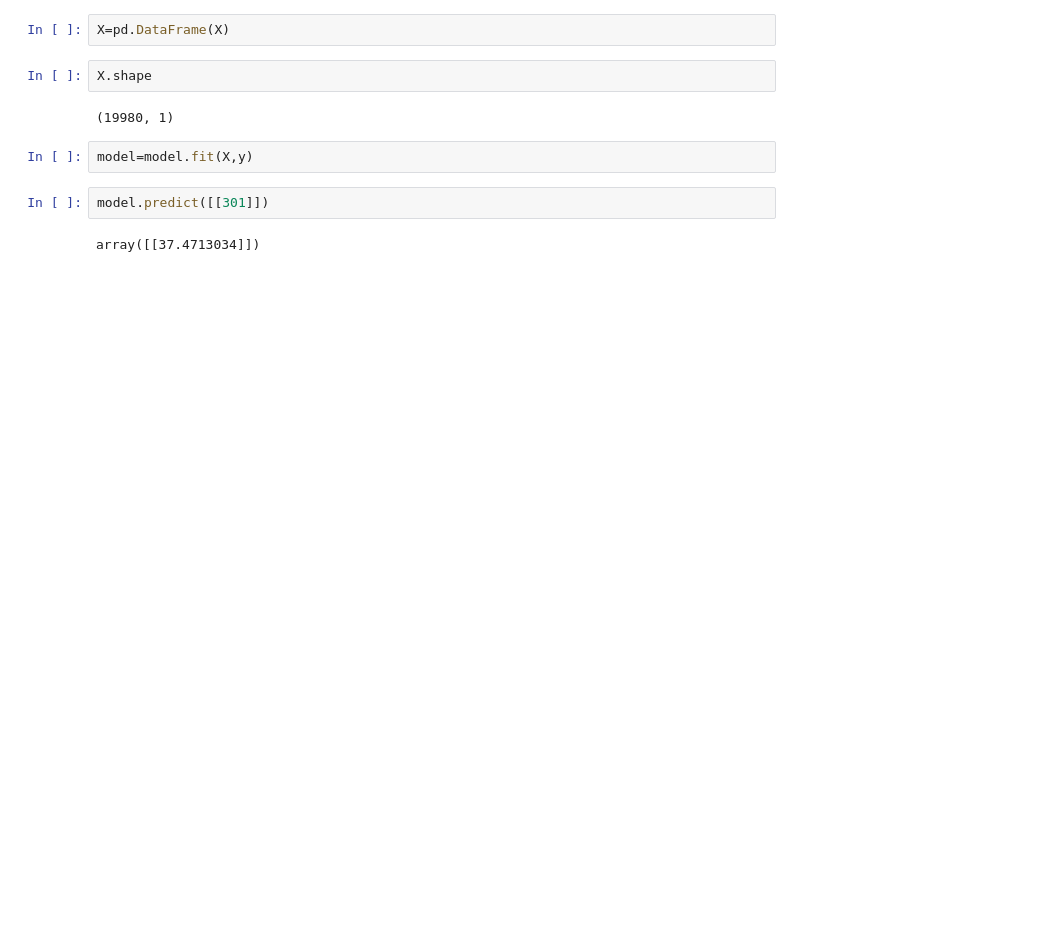
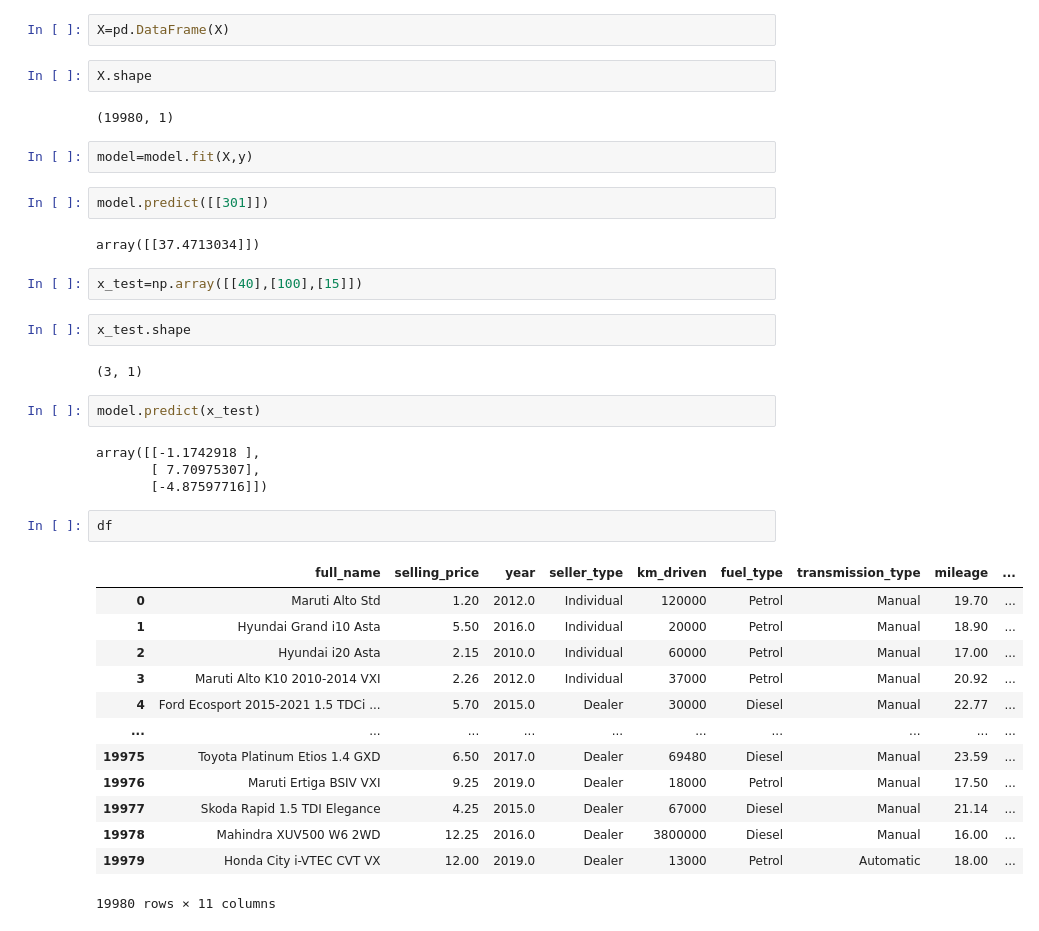
Before and after one commit to samienaseem/DataScience, a Jupyter notebook: SimpleLinearRegression/SimpleLinearRegression.ipynb, the cells around one changed output. Cells and saved outputs as stored; diff of their text form; blank space fills up the shorter version.

```diff
--- a/SimpleLinearRegression/SimpleLinearRegression.ipynb
+++ b/SimpleLinearRegression/SimpleLinearRegression.ipynb
@@ -109,3 +109,31 @@ model=model.fit(X,y)
 model.predict([[301]])
 # %% [output]
 array([[37.4713034]])
+# %%
+x_test=np.array([[40],[100],[15]])
+# %%
+x_test.shape
+# %% [output]
+(3, 1)
+# %%
+model.predict(x_test)
+# %% [output]
+array([[-1.1742918 ],
+       [ 7.70975307],
+       [-4.87597716]])
+# %%
+df
+# %% [output]
+|  | full_name | selling_price | year | seller_type | km_driven | fuel_type | transmission_type | mileage | ... |
+| 0 | Maruti Alto Std | 1.20 | 2012.0 | Individual | 120000 | Petrol | Manual | 19.70 | ... |
+| 1 | Hyundai Grand i10 Asta | 5.50 | 2016.0 | Individual | 20000 | Petrol | Manual | 18.90 | ... |
+| 2 | Hyundai i20 Asta | 2.15 | 2010.0 | Individual | 60000 | Petrol | Manual | 17.00 | ... |
+| 3 | Maruti Alto K10 2010-2014 VXI | 2.26 | 2012.0 | Individual | 37000 | Petrol | Manual | 20.92 | ... |
+| 4 | Ford Ecosport 2015-2021 1.5 TDCi ... | 5.70 | 2015.0 | Dealer | 30000 | Diesel | Manual | 22.77 | ... |
+| ... | ... | ... | ... | ... | ... | ... | ... | ... | ... |
+| 19975 | Toyota Platinum Etios 1.4 GXD | 6.50 | 2017.0 | Dealer | 69480 | Diesel | Manual | 23.59 | ... |
+| 19976 | Maruti Ertiga BSIV VXI | 9.25 | 2019.0 | Dealer | 18000 | Petrol | Manual | 17.50 | ... |
+| 19977 | Skoda Rapid 1.5 TDI Elegance | 4.25 | 2015.0 | Dealer | 67000 | Diesel | Manual | 21.14 | ... |
+| 19978 | Mahindra XUV500 W6 2WD | 12.25 | 2016.0 | Dealer | 3800000 | Diesel | Manual | 16.00 | ... |
+| 19979 | Honda City i-VTEC CVT VX | 12.00 | 2019.0 | Dealer | 13000 | Petrol | Automatic | 18.00 | ... |
+19980 rows × 11 columns
```
